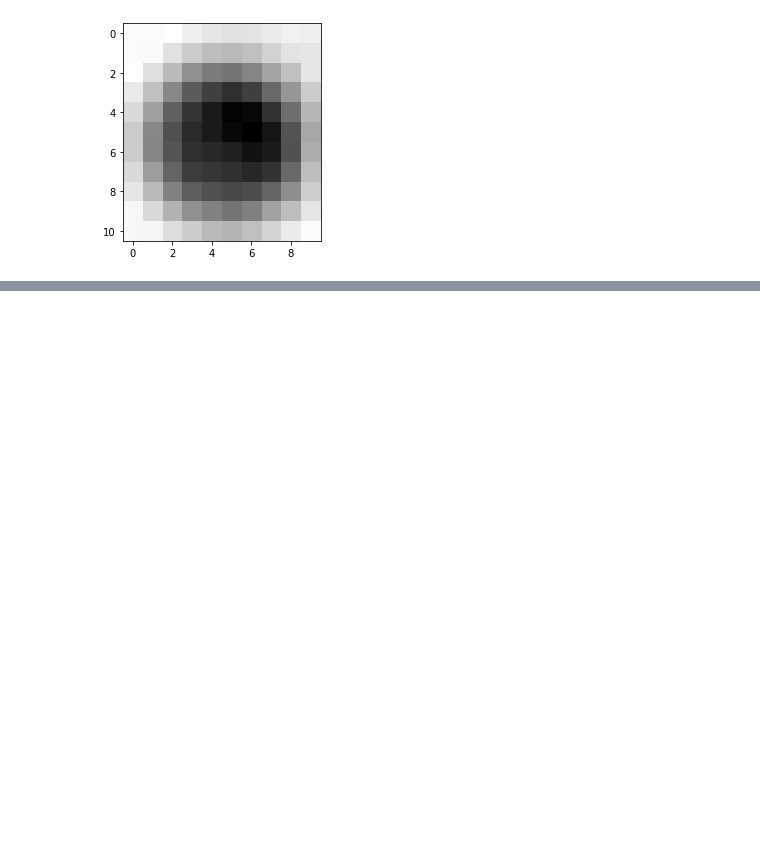
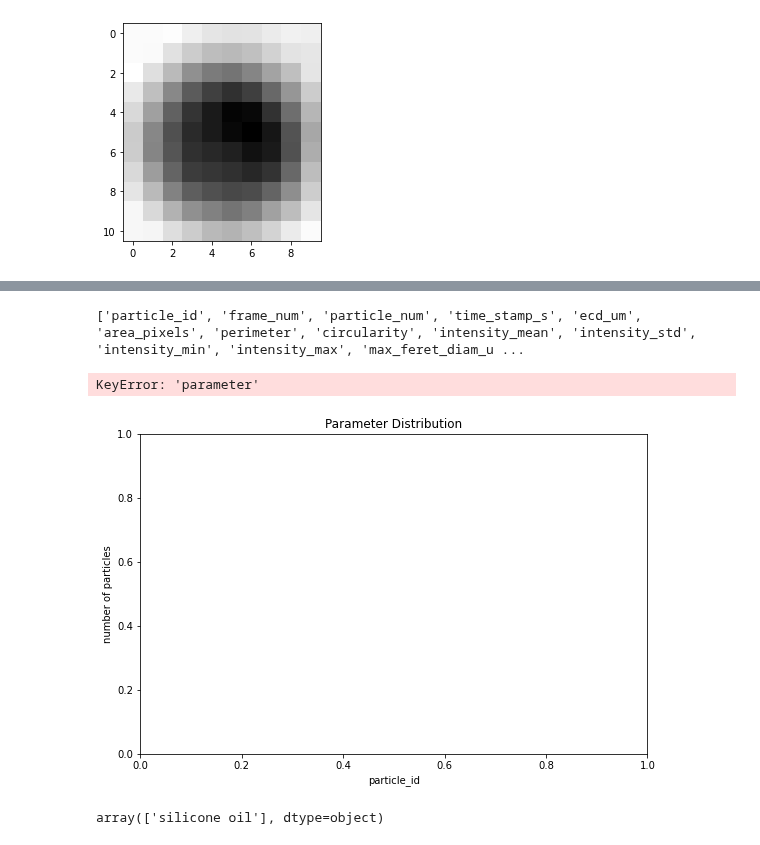
Before and after one commit to Scottholman33/KBI, a Jupyter notebook: KBI_Python_Start.ipynb, the cells around one changed output, grey strips where cells are left out. Drawn from its saved outputs; the diff is of its cells as text; code cells hidden in the pictures; blank space fills up the shorter version.

```diff
--- a/KBI_Python_Start.ipynb
+++ b/KBI_Python_Start.ipynb
@@ -886,2 +842,37 @@ ax5.hist(translucent_glob['area_pixels'], n_bins, color = 'brown', label="transl
 # %%
 # Histogram Plotting Function
+fig=plt.figure(figsize=(20,20))
+n_bins=30
+parameters=df.columns.unique()
+parameter_list=[]
+
+for parameter in parameters:
+    parameter_list.append(parameter)
+print(parameter_list)
+
+def make_histogram(fig, df, particle_type, parameter):
+    ax1=fig.add_subplot(3,2,1)
+    ax1.set_title('Parameter Distribution') # how to call parameter and write distribution after
+    ax1.set_xlabel(parameter)
+    ax1.set_ylabel('number of particles')
+    type_df=df.loc[df["type"]==particle_type]
+    return ax1.hist(type_df["parameter"], n_bins, label="type") #how to make random colors
+
+for x in types:
+    for y in parameter_list:
+        make_histogram(fig, df, x, y)
+
+
+# ax1.hist(schlieren['circularity'], n_bins, color = 'r', label="schlieren")
+# protein = ['dense globular', 'dense fibral',
+   #	'translucent ring-like', 'dense ring-like', 'translucent fibral',
+  # 	'translucent globular']
+# %% [output]
+['particle_id', 'frame_num', 'particle_num', 'time_stamp_s', 'ecd_um', 'area_pixels', 'perimeter', 'circularity', 'intensity_mean', 'intensity_std', 'intensity_min', 'intensity_max', 'max_feret_diam_u ...
+KeyError: 'parameter'
+[figure, added]
+# %%
+type_df=df.loc[df["type"]=="silicone oil"]
+type_df['type'].unique()
+# %% [output]
+array(['silicone oil'], dtype=object)
```
Also changed, not shown: parts of 18 cells of this notebook.
